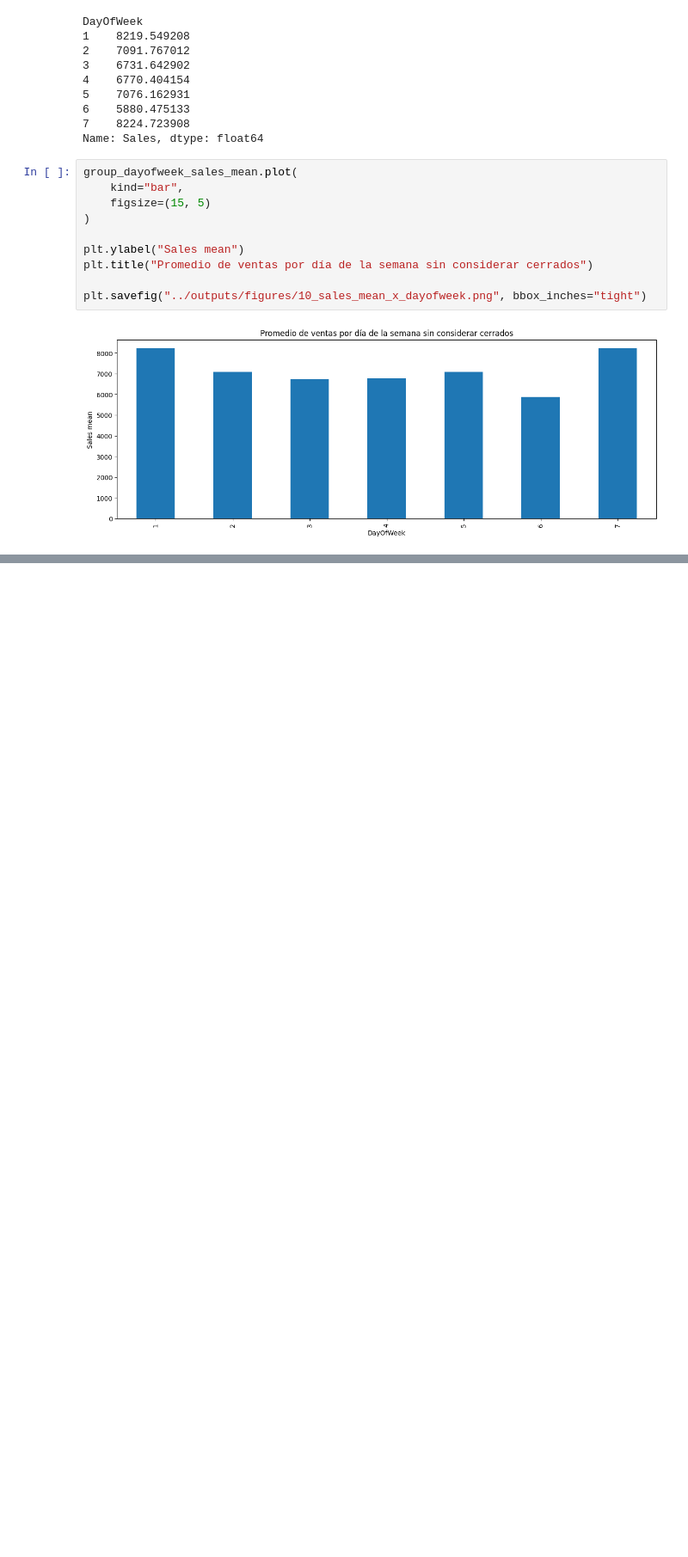
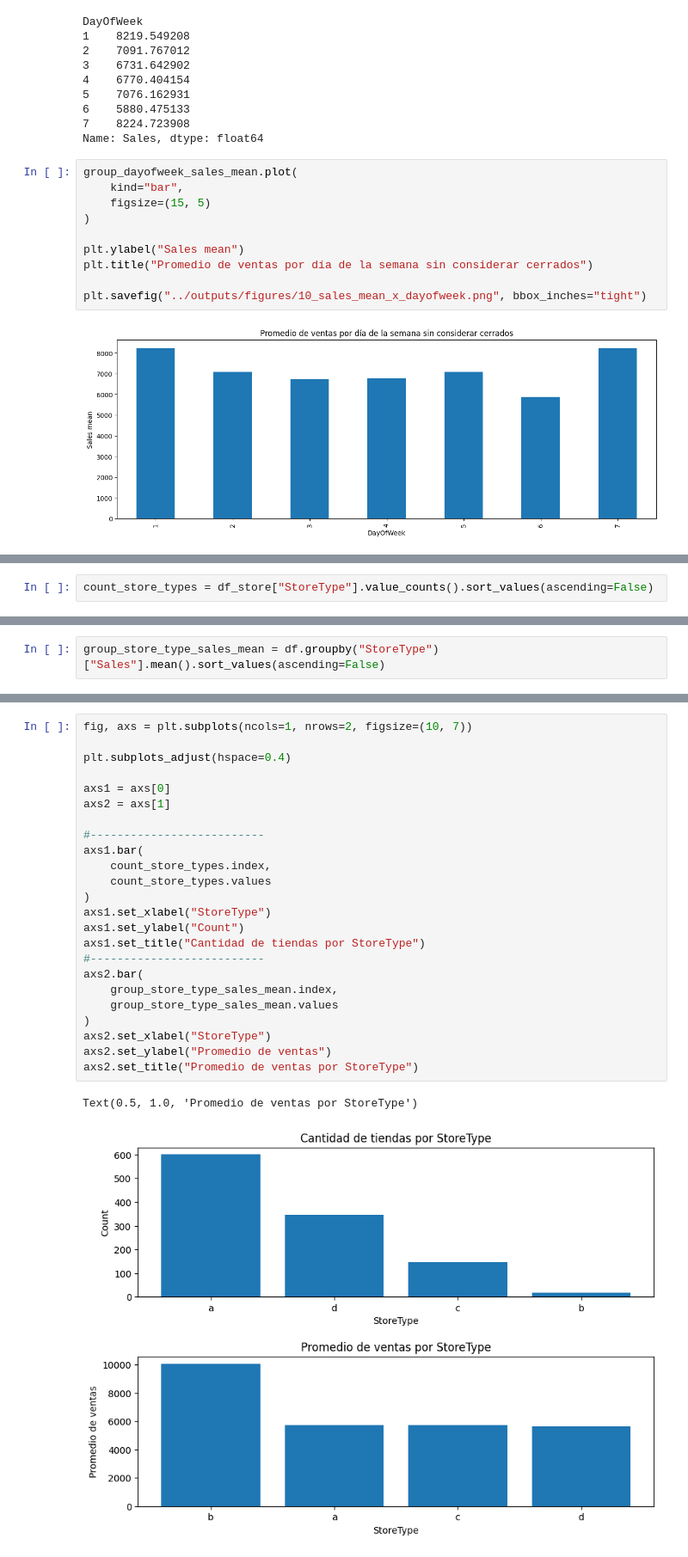
Before and after one commit to charligram/7_rossman_store_sales, a Jupyter notebook: notebooks/01_EDA.ipynb, the cells around one changed output, grey strips where cells are left out. Shown at 86% size. Saved outputs shown, nothing was run; the diff lists cells and outputs as text; blank space fills up the shorter version.

```diff
--- a/notebooks/01_EDA.ipynb
+++ b/notebooks/01_EDA.ipynb
@@ -1089,0 +1205,2 @@ plt.savefig("../outputs/figures/10_sales_mean_x_dayofweek.png", bbox_inches="tig
+# %%
+count_store_types = df_store["StoreType"].value_counts().sort_values(ascending=False)
@@ -1089,0 +1216,2 @@ plt.savefig("../outputs/figures/10_sales_mean_x_dayofweek.png", bbox_inches="tig
+# %%
+group_store_type_sales_mean = df.groupby("StoreType")["Sales"].mean().sort_values(ascending=False)
@@ -1089,0 +1227,27 @@ plt.savefig("../outputs/figures/10_sales_mean_x_dayofweek.png", bbox_inches="tig
+# %%
+fig, axs = plt.subplots(ncols=1, nrows=2, figsize=(10, 7))
+
+plt.subplots_adjust(hspace=0.4)
+
+axs1 = axs[0]
+axs2 = axs[1]
+
+#--------------------------
+axs1.bar(
+    count_store_types.index,
+    count_store_types.values
+)
+axs1.set_xlabel("StoreType")
+axs1.set_ylabel("Count")
+axs1.set_title("Cantidad de tiendas por StoreType")
+#--------------------------
+axs2.bar(
+    group_store_type_sales_mean.index,
+    group_store_type_sales_mean.values
+)
+axs2.set_xlabel("StoreType")
+axs2.set_ylabel("Promedio de ventas")
+axs2.set_title("Promedio de ventas por StoreType")
+# %% [output]
+Text(0.5, 1.0, 'Promedio de ventas por StoreType')
+[figure, added]
```
Also changed, not shown: parts of 66 cells of this notebook, 10 other files.
